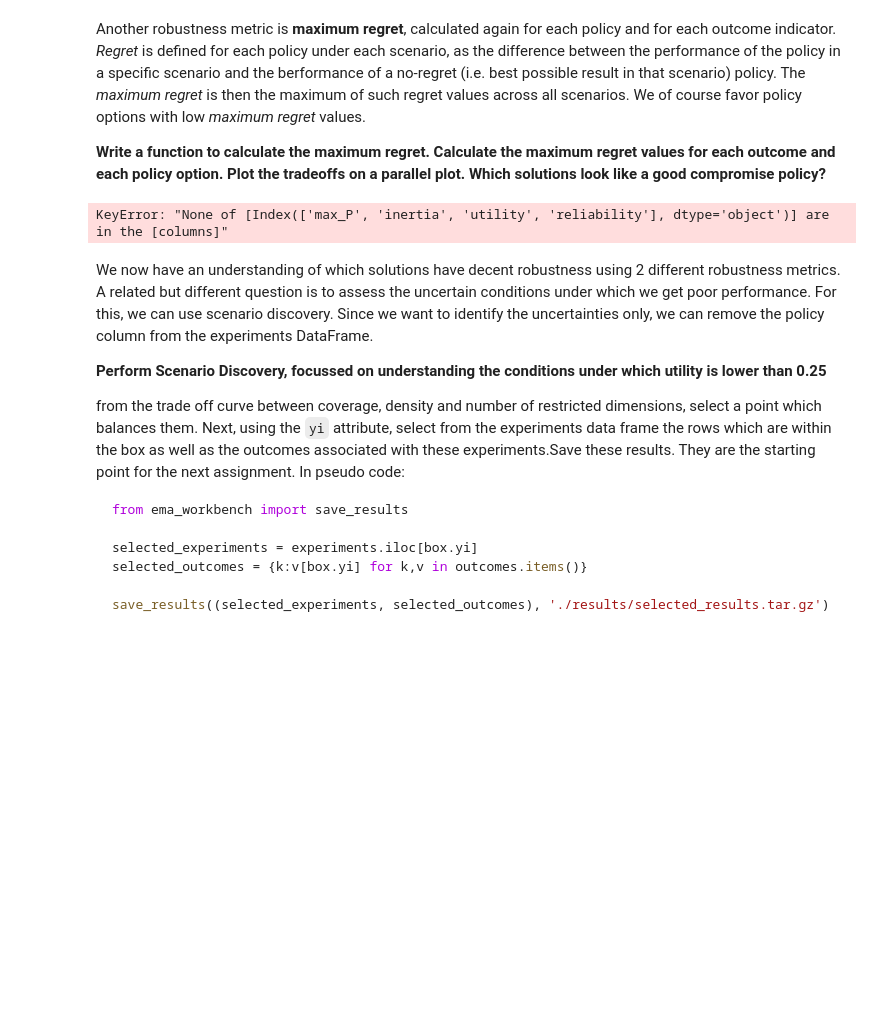
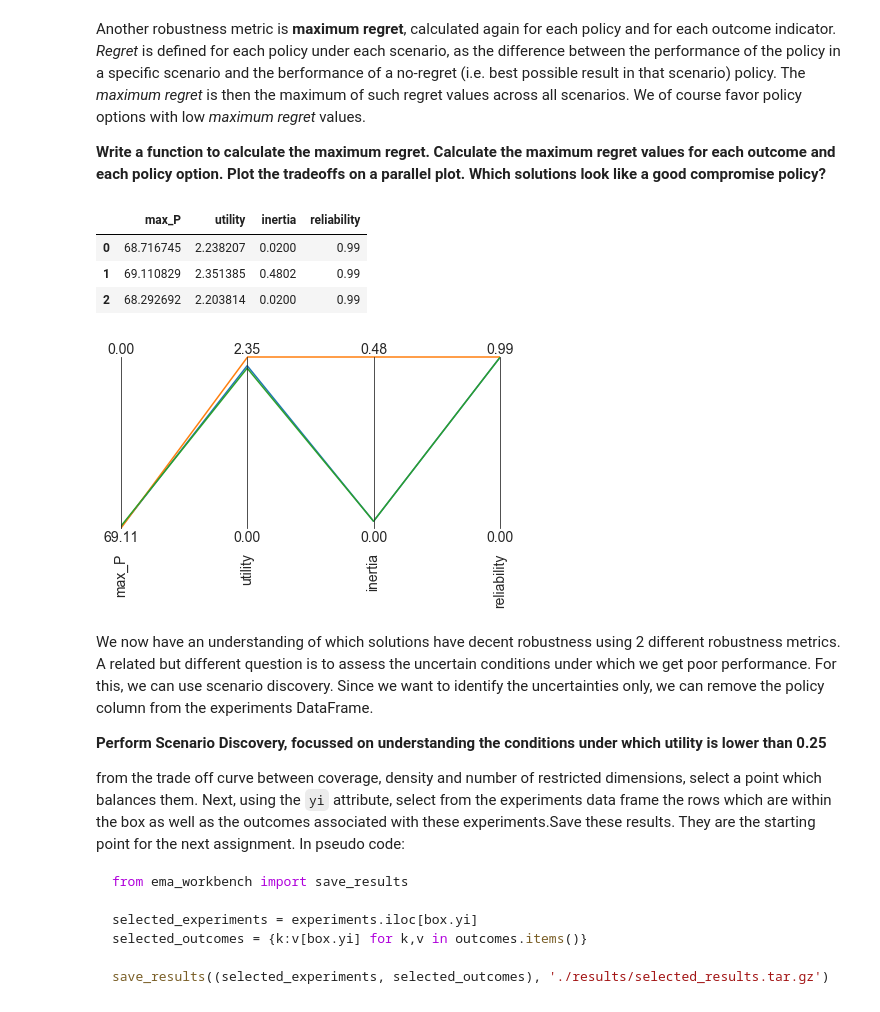
Before and after one commit to oli4oli4/Model-based-decision-making, a Jupyter notebook: Assignments week 5,6/assignment 8 - MORDM_Maarten.ipynb, the cells around one changed output. Saved outputs shown, nothing was run; the diff lists cells and outputs as text; code cells hidden in the pictures; blank space fills up the shorter version.

```diff
--- a/Assignments week 5,6/assignment 8 - MORDM_Maarten.ipynb
+++ b/Assignments week 5,6/assignment 8 - MORDM_Maarten.ipynb
@@ -311,20 +332,47 @@ Another robustness metric is **maximum regret**, calculated again for each polic
 
 **Write a function to calculate the maximum regret. Calculate the maximum regret values for each outcome and each policy option. Plot the tradeoffs on a parallel plot. Which solutions look like a good compromise policy?**
 # %%
-maximum_regret = {}
-for key in outcomes.keys():
-    maximum_regret[key] = {np.max(outcomes[key])-np.min(outcomes[key])}
+# #Versie 1, Wessel
+# maximum_regret = {}
+# for key in outcomes.keys():
+#     maximum_regret[key] = {np.max(outcomes[key])-np.min(outcomes[key])}
 
-outcomes = experiments.loc[:, ['max_P', 'inertia', 'utility', 'reliability']]
-limits = parcoords.get_limits(outcomes)
-axes = parcoords.ParallelAxes(limits)
-axes.plot(outcomes)
+# outcomes = experiments.loc[:, ['max_P', 'inertia', 'utility', 'reliability']]
+# limits = parcoords.get_limits(outcomes)
+# axes = parcoords.ParallelAxes(limits)
+# axes.plot(outcomes)
 
-# we invert this axis so direction of desirability is the same
-axes.invert_axis('max_P')
-plt.show()
+# # we invert this axis so direction of desirability is the same
+# axes.invert_axis('max_P')
+# plt.show()
-# %% [output]
-KeyError: "None of [Index(['max_P', 'inertia', 'utility', 'reliability'], dtype='object')] are in the [columns]"
+# %%
+# 2e versie, code van maarten: based on 4e versie, aangepast naar max regret :)
+max_regret = pd.DataFrame()
+sigle_regret = {}
+
+for policy in np.unique(experiments['policy']): #loop x times for x different unique policies
+    logical = experiments['policy']==policy #series of true/false for policy iteration
+    for key in outcomes.keys(): #loop x times for each key in outcomes
+        sigle_regret[key] = np.max(outcomes[key][logical])-np.min(outcomes[key][logical]) #calculate max-min for column key and rows policy
+    max_regret = max_regret.append(pd.DataFrame(sigle_regret, index = [policy])) #add this signal_single to total DF
+
+max_regret
+# %% [output]
+|  | max_P | utility | inertia | reliability |
+| 0 | 68.716745 | 2.238207 | 0.0200 | 0.99 |
+| 1 | 69.110829 | 2.351385 | 0.4802 | 0.99 |
+| 2 | 68.292692 | 2.203814 | 0.0200 | 0.99 |
+# %%
+data = max_regret
+limits = parcoords.get_limits(data)
+limits.loc[0, ['utility', 'inertia', 'reliability', 'max_P']] = 0
+
+paraxes = parcoords.ParallelAxes(limits)
+paraxes.plot(data)
+paraxes.invert_axis('max_P')
+plt.show()
+# %% [output]
+[figure, added]
 # %% [markdown]
 We now have an understanding of which solutions have decent robustness using 2 different robustness metrics. A related but different question is to assess the uncertain conditions under which we get poor performance. For this, we can use scenario discovery. Since we want to identify the uncertainties only, we can remove the policy column from the experiments DataFrame.
 
```
Also changed, not shown: parts of 20 cells of this notebook, 1 other file.
